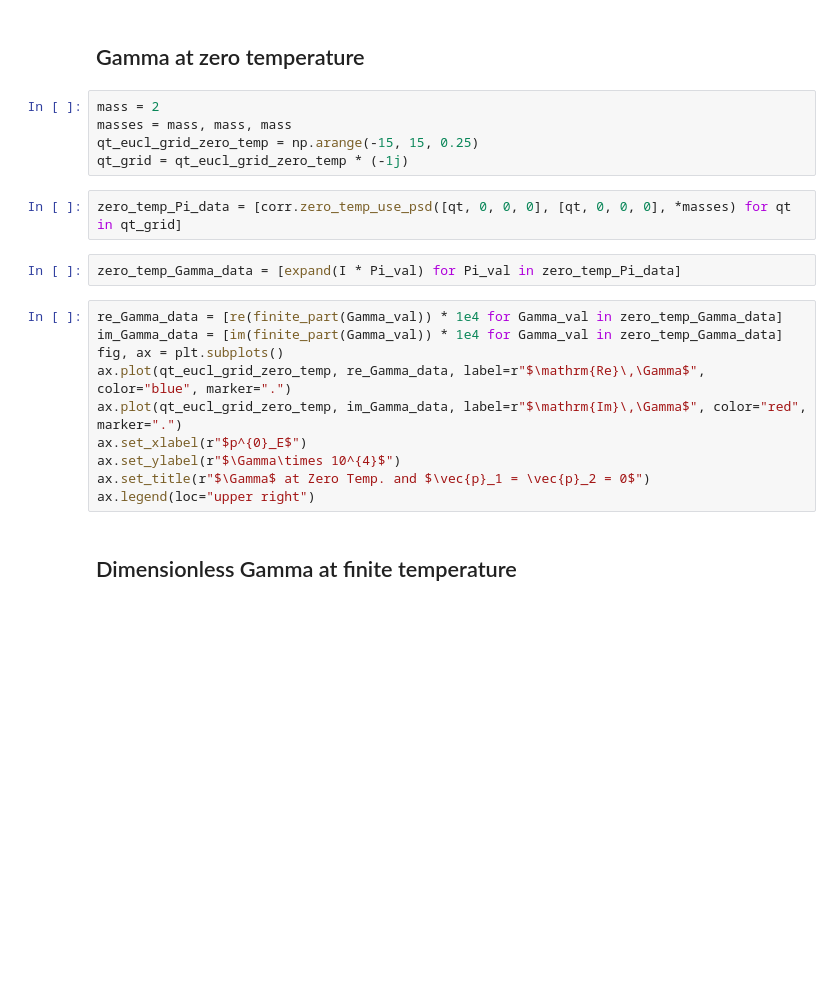
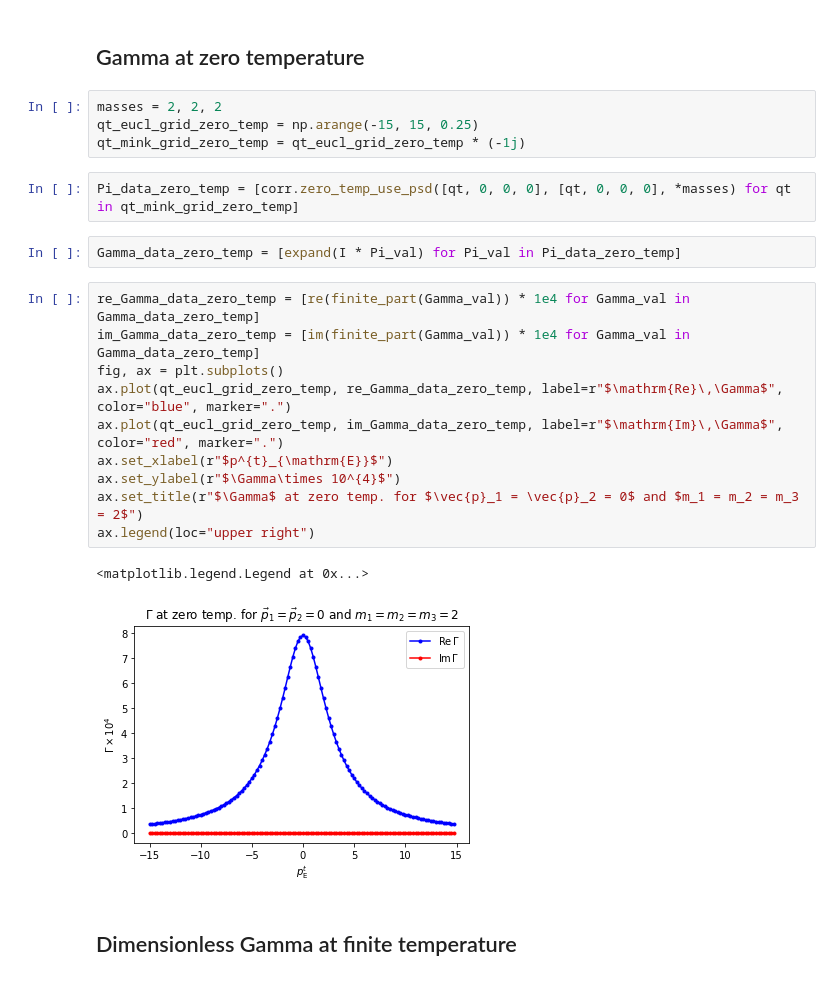
Before and after one commit to harnettd/phiCubed_31_FT, a Jupyter notebook: discrete_temporal_zero_spatial_plots.ipynb, the cells around one changed output. Saved outputs shown, nothing was run; the diff lists cells and outputs as text; blank space fills up the shorter version.

```diff
--- a/discrete_temporal_zero_spatial_plots.ipynb
+++ b/discrete_temporal_zero_spatial_plots.ipynb
@@ -14,24 +14,26 @@ def finite_part(expr):
 # %% [markdown]
 ## Gamma at zero temperature
 # %%
-mass = 2
-masses = mass, mass, mass
+masses = 2, 2, 2
 qt_eucl_grid_zero_temp = np.arange(-15, 15, 0.25)
-qt_grid = qt_eucl_grid_zero_temp * (-1j)
+qt_mink_grid_zero_temp = qt_eucl_grid_zero_temp * (-1j)
 # %%
-zero_temp_Pi_data = [corr.zero_temp_use_psd([qt, 0, 0, 0], [qt, 0, 0, 0], *masses) for qt in qt_grid]
+Pi_data_zero_temp = [corr.zero_temp_use_psd([qt, 0, 0, 0], [qt, 0, 0, 0], *masses) for qt in qt_mink_grid_zero_temp]
 # %%
-zero_temp_Gamma_data = [expand(I * Pi_val) for Pi_val in zero_temp_Pi_data]
+Gamma_data_zero_temp = [expand(I * Pi_val) for Pi_val in Pi_data_zero_temp]
 # %%
-re_Gamma_data = [re(finite_part(Gamma_val)) * 1e4 for Gamma_val in zero_temp_Gamma_data]
-im_Gamma_data = [im(finite_part(Gamma_val)) * 1e4 for Gamma_val in zero_temp_Gamma_data]
+re_Gamma_data_zero_temp = [re(finite_part(Gamma_val)) * 1e4 for Gamma_val in Gamma_data_zero_temp]
+im_Gamma_data_zero_temp = [im(finite_part(Gamma_val)) * 1e4 for Gamma_val in Gamma_data_zero_temp]
 fig, ax = plt.subplots()
-ax.plot(qt_eucl_grid_zero_temp, re_Gamma_data, label=r"$\mathrm{Re}\,\Gamma$", color="blue", marker=".")
-ax.plot(qt_eucl_grid_zero_temp, im_Gamma_data, label=r"$\mathrm{Im}\,\Gamma$", color="red", marker=".")
-ax.set_xlabel(r"$p^{0}_E$")
+ax.plot(qt_eucl_grid_zero_temp, re_Gamma_data_zero_temp, label=r"$\mathrm{Re}\,\Gamma$", color="blue", marker=".")
+ax.plot(qt_eucl_grid_zero_temp, im_Gamma_data_zero_temp, label=r"$\mathrm{Im}\,\Gamma$", color="red", marker=".")
+ax.set_xlabel(r"$p^{t}_{\mathrm{E}}$")
 ax.set_ylabel(r"$\Gamma\times 10^{4}$")
-ax.set_title(r"$\Gamma$ at Zero Temp. and $\vec{p}_1 = \vec{p}_2 = 0$")
+ax.set_title(r"$\Gamma$ at zero temp. for $\vec{p}_1 = \vec{p}_2 = 0$ and $m_1 = m_2 = m_3 = 2$")
 ax.legend(loc="upper right")
+# %% [output]
+<matplotlib.legend.Legend at 0x...>
+[figure, added]
 # %% [markdown]
 ## Dimensionless Gamma at finite temperature
 # %% [markdown]
```
Also changed, not shown: parts of 6 cells of this notebook.
